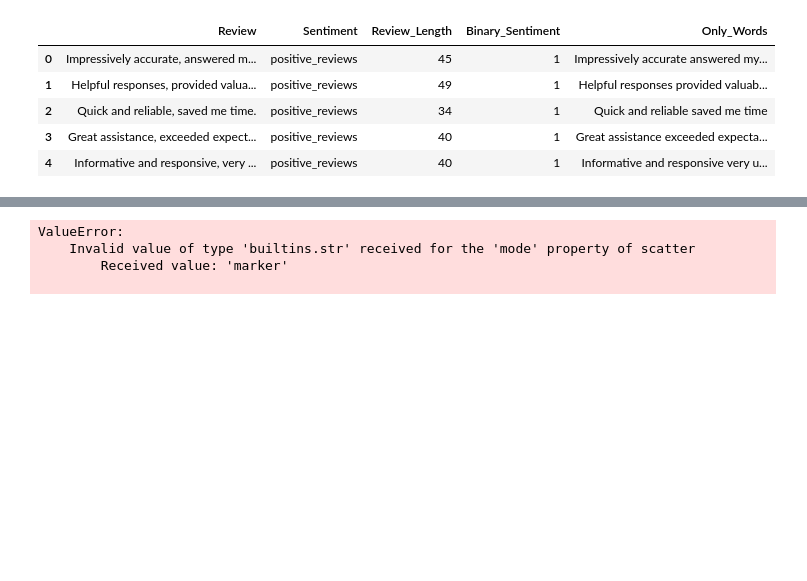
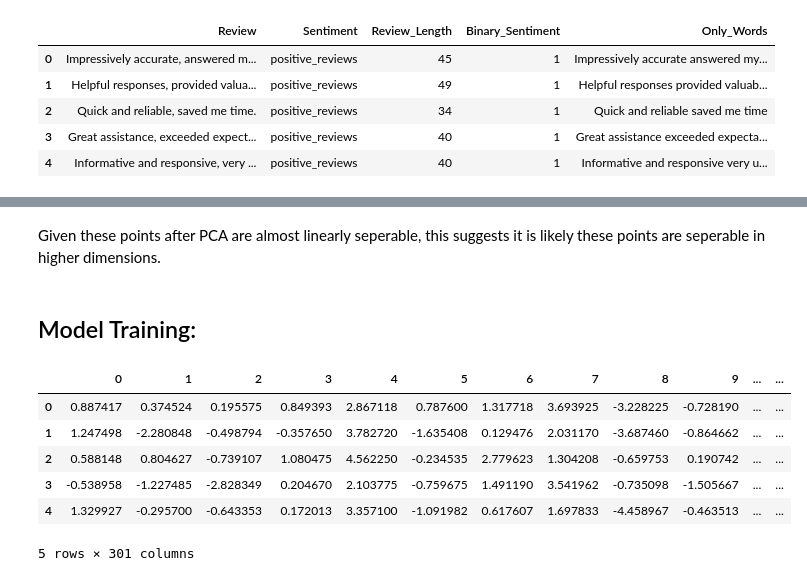
Before and after one commit to tajpatel58/ChatbotReviewer, a Jupyter notebook: Exploration/eda.ipynb, the cells around one changed output, grey strips where cells are left out. Saved outputs shown, nothing was run; the diff lists cells and outputs as text; code cells hidden in the pictures; blank space fills up the shorter version.

```diff
--- a/Exploration/eda.ipynb
+++ b/Exploration/eda.ipynb
@@ -380,7 +375,4 @@ print(X_reduced_pca)
 # %%
-X_reduced_pca_df = pd.DataFrame(X_reduced_pca, columns=["Component 1", "Component 2"])
-X_reduced_pca_df = X_reduced_pca_df.join(embeddings_mat["Binary_Sentiment"])
-
 pos_df = X_reduced_pca_df.loc[X_reduced_pca_df["Binary_Sentiment"] == 1]
 neg_df = X_reduced_pca_df.loc[X_reduced_pca_df["Binary_Sentiment"] == 0]
 
@@ -388,15 +380,28 @@ neg_df = X_reduced_pca_df.loc[X_reduced_pca_df["Binary_Sentiment"] == 0]
 pca_plot = go.Figure(go.Scatter(x=pos_df["Component 1"],
                                 y=pos_df["Component 2"],
                                 mode="markers",
-                                marker_color='rgba(66, 245, 158, .8)'))
+                                marker_color='rgba(51, 153, 255, .8)',
+                                name="Positive"))
 pca_plot.add_trace(go.Scatter(x=neg_df["Component 1"],
                               y=neg_df["Component 2"],
                               mode="markers",
-                              marker_color='rgba(235, 157, 80, .8)'))
+                              marker_color='rgba(255, 102, 102, .8)',
+                              name="Negative"))
+
+pca_plot.update_layout(title="PCA - 2 Components by Class")
 
 pca_plot.show()
-# %% [output]
-ValueError:
-    Invalid value of type 'builtins.str' received for the 'mode' property of scatter
-        Received value: 'marker'
-
+# %% [markdown]
+Given these points after PCA are almost linearly seperable, this suggests it is likely these points are seperable in higher dimensions.
+# %% [markdown]
+## Model Training:
+# %%
+embeddings_mat.head()
+# %% [output]
+|  | 0 | 1 | 2 | 3 | 4 | 5 | 6 | 7 | 8 | 9 | ... | ... |
+| 0 | 0.887417 | 0.374524 | 0.195575 | 0.849393 | 2.867118 | 0.787600 | 1.317718 | 3.693925 | -3.228225 | -0.728190 | ... | ... |
+| 1 | 1.247498 | -2.280848 | -0.498794 | -0.357650 | 3.782720 | -1.635408 | 0.129476 | 2.031170 | -3.687460 | -0.864662 | ... | ... |
+| 2 | 0.588148 | 0.804627 | -0.739107 | 1.080475 | 4.562250 | -0.234535 | 2.779623 | 1.304208 | -0.659753 | 0.190742 | ... | ... |
+| 3 | -0.538958 | -1.227485 | -2.828349 | 0.204670 | 2.103775 | -0.759675 | 1.491190 | 3.541962 | -0.735098 | -1.505667 | ... | ... |
+| 4 | 1.329927 | -0.295700 | -0.643353 | 0.172013 | 3.357100 | -1.091982 | 0.617607 | 1.697833 | -4.458967 | -0.463513 | ... | ... |
+5 rows × 301 columns
```
Also changed, not shown: parts of 12 cells of this notebook.
